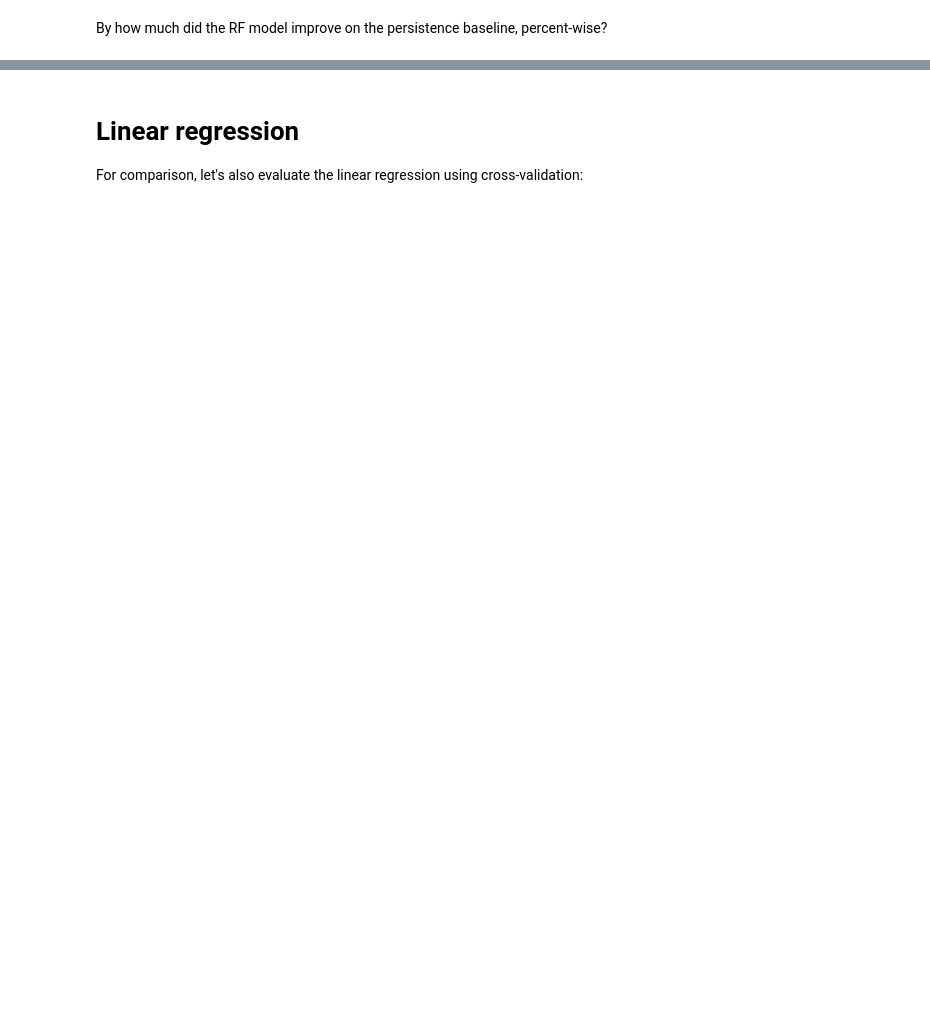
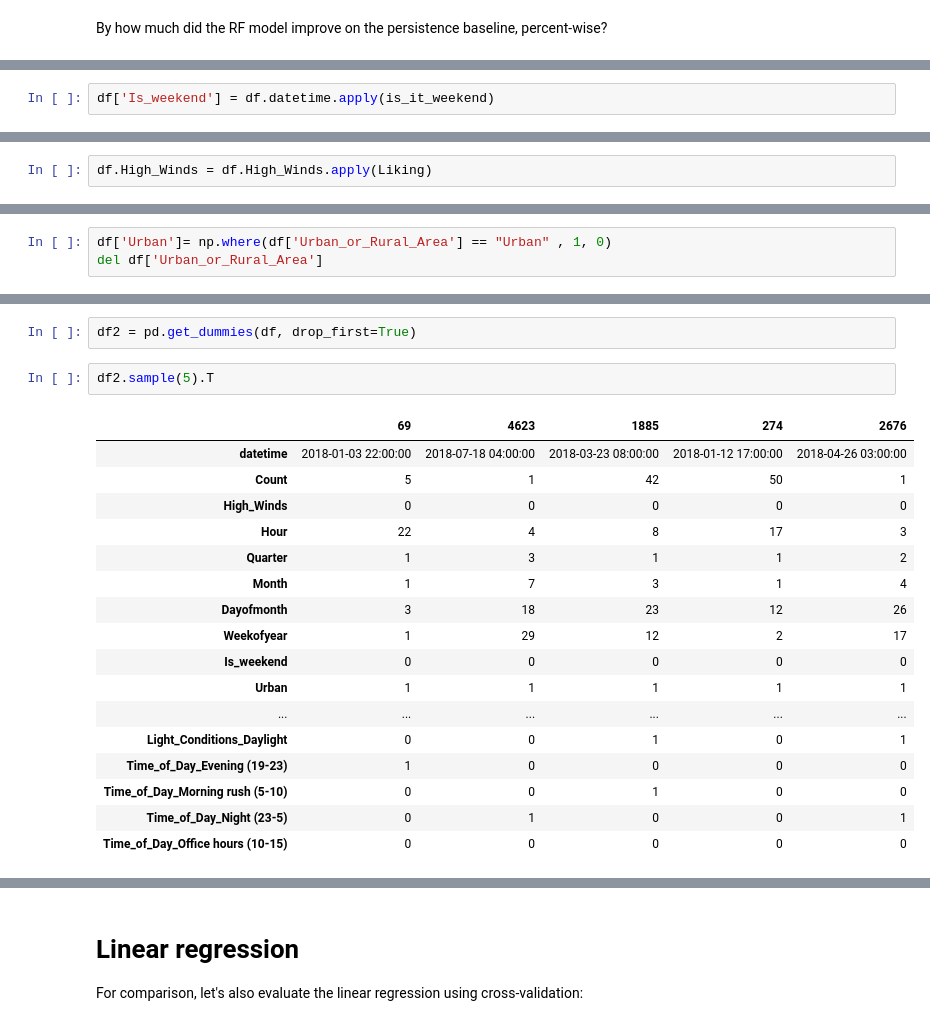
Before and after one commit to Amarilda/MscAston, a Jupyter notebook: Road Accidents/BNK432.ipynb, the cells around one changed output, grey strips where cells are left out. Cells and saved outputs as stored; diff of their text form; blank space fills up the shorter version.

```diff
--- a/Road Accidents/BNK432.ipynb
+++ b/Road Accidents/BNK432.ipynb
@@ -810,0 +529,2 @@ So we can confirm that our original model, which was evaluated on the training s
+# %%
+df['Is_weekend'] = df.datetime.apply(is_it_weekend)
@@ -810,0 +539,2 @@ So we can confirm that our original model, which was evaluated on the training s
+# %%
+df.High_Winds = df.High_Winds.apply(Liking)
@@ -810,0 +550,3 @@ So we can confirm that our original model, which was evaluated on the training s
+# %%
+df['Urban']= np.where(df['Urban_or_Rural_Area'] == "Urban" , 1, 0)
+del df['Urban_or_Rural_Area']
@@ -810,0 +575,22 @@ So we can confirm that our original model, which was evaluated on the training s
+# %%
+df2 = pd.get_dummies(df, drop_first=True)
+# %%
+df2.sample(5).T
+# %% [output]
+|  | 69 | 4623 | 1885 | 274 | 2676 |
+| datetime | 2018-01-03 22:00:00 | 2018-07-18 04:00:00 | 2018-03-23 08:00:00 | 2018-01-12 17:00:00 | 2018-04-26 03:00:00 |
+| Count | 5 | 1 | 42 | 50 | 1 |
+| High_Winds | 0 | 0 | 0 | 0 | 0 |
+| Hour | 22 | 4 | 8 | 17 | 3 |
+| Quarter | 1 | 3 | 1 | 1 | 2 |
+| Month | 1 | 7 | 3 | 1 | 4 |
+| Dayofmonth | 3 | 18 | 23 | 12 | 26 |
+| Weekofyear | 1 | 29 | 12 | 2 | 17 |
+| Is_weekend | 0 | 0 | 0 | 0 | 0 |
+| Urban | 1 | 1 | 1 | 1 | 1 |
+| ... | ... | ... | ... | ... | ... |
+| Light_Conditions_Daylight | 0 | 0 | 1 | 0 | 1 |
+| Time_of_Day_Evening (19-23) | 1 | 0 | 0 | 0 | 0 |
+| Time_of_Day_Morning rush (5-10) | 0 | 0 | 1 | 0 | 0 |
+| Time_of_Day_Night (23-5) | 0 | 1 | 0 | 0 | 1 |
+| Time_of_Day_Office hours (10-15) | 0 | 0 | 0 | 0 | 0 |
```
Also changed, not shown: parts of 121 cells of this notebook.
